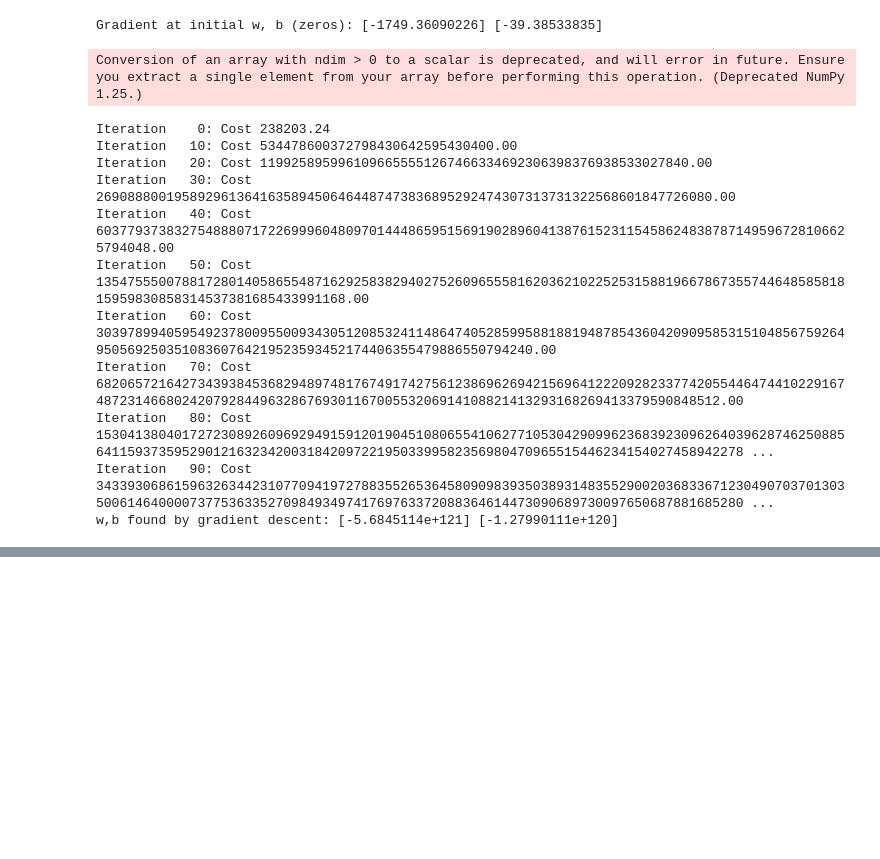
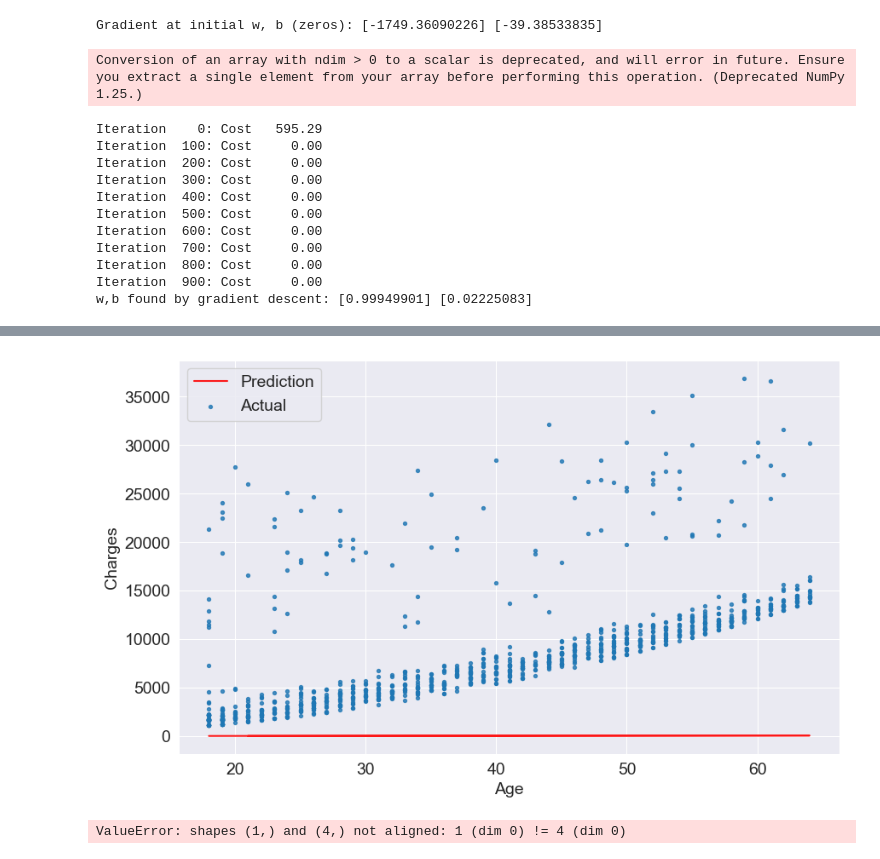
Before and after one commit to Ayodeji63/ml_labs, a Jupyter notebook: projects/medical_insurance.ipynb, the cells around one changed output, grey strips where cells are left out. Saved outputs shown, nothing was run; the diff lists cells and outputs as text; code cells hidden in the pictures; blank space fills up the shorter version.

```diff
--- a/projects/medical_insurance.ipynb
+++ b/projects/medical_insurance.ipynb
@@ -529,22 +503,38 @@ initial_w = 0.
 initial_b = 0.
 
 #some gradient descent settings
-iterations = 100
-alpha = 0.01
-
-w,b,_,_ = gradient_descent(X_train, y_train, initial_w, initial_b, compute_cost, compute_gradient_descent_parameters, alpha, iterations)
-
-print("w,b found by gradient descent:", w, b)
+iterations = 1000
+alpha = 0.0001
+X = zscore_normalized(X_train)
+w_, b, hist = gradient_descent(X_train, y_train, initial_w, initial_b, compute_cost, compute_gradient_descent_parameters, alpha, iterations)
+print("w,b found by gradient descent:", w_, b)
 # %% [output]
 Conversion of an array with ndim > 0 to a scalar is deprecated, and will error in future. Ensure you extract a single element from your array before performing this operation. (Deprecated NumPy 1.25.)
-Iteration    0: Cost 238203.24
-Iteration   10: Cost 534478600372798430642595430400.00
-Iteration   20: Cost 1199258959961096655551267466334692306398376938533027840.00
-Iteration   30: Cost 2690888001958929613641635894506464487473836895292474307313731322568601847726080.00
-Iteration   40: Cost 6037793738327548880717226999604809701444865951569190289604138761523115458624838787149596728106625794048.00
-Iteration   50: Cost 13547555007881728014058655487162925838294027526096555816203621022525315881966786735574464858581815959830858314537381685433991168.00
-Iteration   60: Cost 30397899405954923780095500934305120853241148647405285995881881948785436042090958531510485675926495056925035108360764219523593452174406355479886550794240.00
-Iteration   70: Cost 68206572164273439384536829489748176749174275612386962694215696412220928233774205544647441022916748723146680242079284496328676930116700553206914108821413293168269413379590848512.00
-Iteration   80: Cost 15304138040172723089260969294915912019045108065541062771053042909962368392309626403962874625088564115937359529012163234200318420972219503399582356980470965515446234154027458942278 ...
-Iteration   90: Cost 34339306861596326344231077094197278835526536458090983935038931483552900203683367123049070370130350061464000073775363352709849349741769763372088364614473090689730097650687881685280 ...
-w,b found by gradient descent: [-5.6845114e+121] [-1.27990111e+120]
+Iteration    0: Cost   595.29
+Iteration  100: Cost     0.00
+Iteration  200: Cost     0.00
+Iteration  300: Cost     0.00
+Iteration  400: Cost     0.00
+Iteration  500: Cost     0.00
+Iteration  600: Cost     0.00
+Iteration  700: Cost     0.00
+Iteration  800: Cost     0.00
+Iteration  900: Cost     0.00
+w,b found by gradient descent: [0.99949901] [0.02225083]
+# %%
+def try_parameters(w, b):
+    ages = non_smoker_df.age
+    target = non_smoker_df.charges
+    predictions = estimate_charges(ages,w, b)
+
+    plt.plot(ages, predictions, 'r', alpha=0.9);
+    plt.scatter(ages, target, s=8, alpha=0.8);
+    plt.xlabel('Age');
+    plt.ylabel('Charges')
+    plt.legend(['Prediction', 'Actual']);
+
+    loss = rmse(target, predictions)
+    print("RMSE Loss: ", loss)
+# %%
+try_parameters(0.99949901, 0.02225083)
+# %% [output]
@@ -550,0 +542,5 @@ w,b found by gradient descent: [-5.6845114e+121] [-1.27990111e+120]
+[figure, added]
+# %%
+plot_cost_i_w(X_train, y_train, hist)
+# %% [output]
+ValueError: shapes (1,) and (4,) not aligned: 1 (dim 0) != 4 (dim 0)
```
Also changed, not shown: parts of 15 cells of this notebook, 8 other files.
